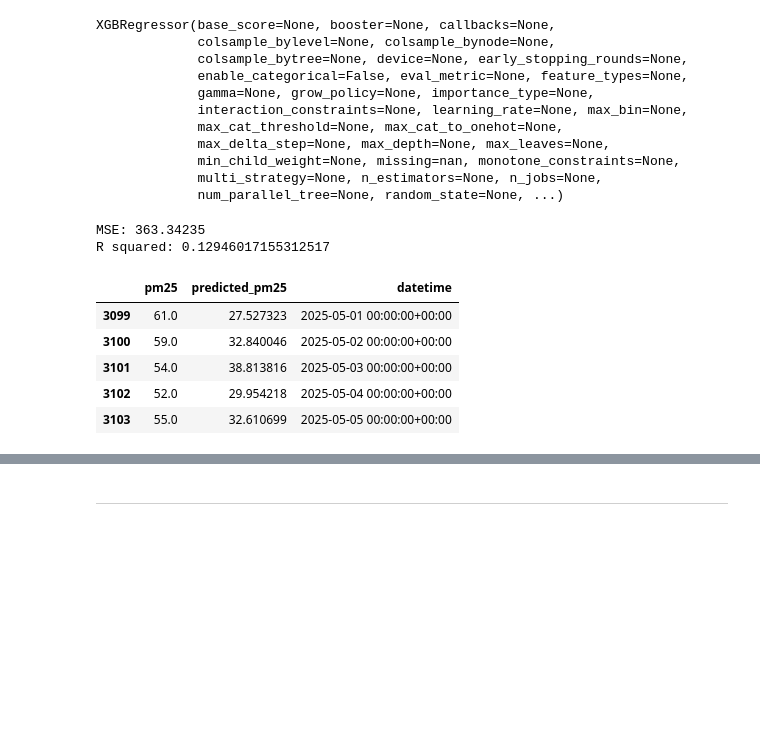
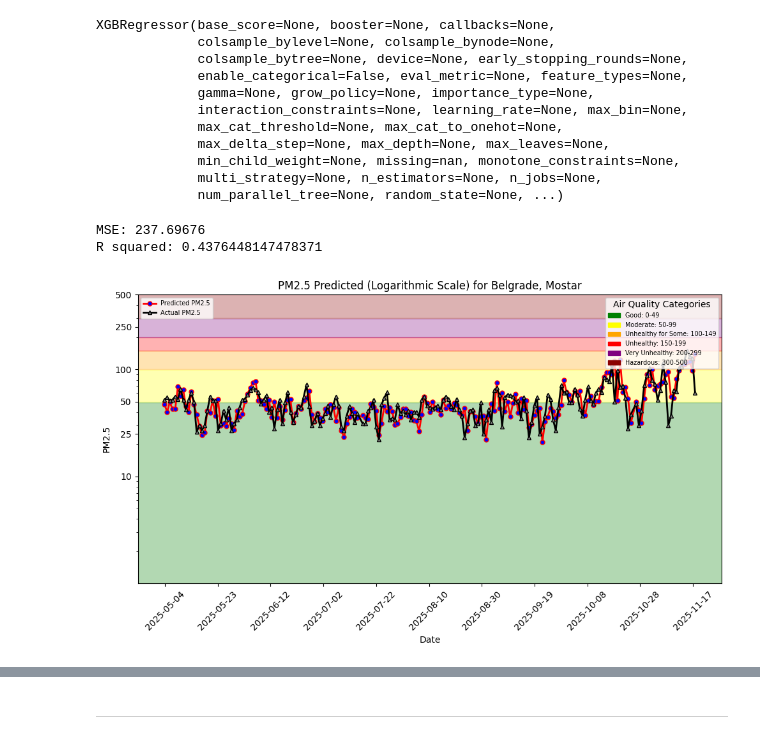
Before and after one commit to comi-cvetkovic/mlfs-book, a Jupyter notebook: notebooks/airquality/3_air_quality_training_pipeline.ipynb, the cells around one changed output, grey strips where cells are left out. Drawn from its saved outputs; the diff is of its cells as text; code cells hidden in the pictures; blank space fills up the shorter version.

```diff
--- a/notebooks/airquality/3_air_quality_training_pipeline.ipynb
+++ b/notebooks/airquality/3_air_quality_training_pipeline.ipynb
@@ -217,30 +249,51 @@ XGBRegressor(base_score=None, booster=None, callbacks=None,
 # Predicting target values on the test set
 y_pred = xgb_regressor.predict(X_test_features)
 
-# Calculating Mean Squared Error (MSE) using sklearn
-mse = mean_squared_error(y_test.iloc[:,0], y_pred)
+# Calculating Mean Squared Error (MSE)
+mse = mean_squared_error(y_test, y_pred)
 print("MSE:", mse)
 
-# Calculating R squared using sklearn
-r2 = r2_score(y_test.iloc[:,0], y_pred)
+# Calculating R²
+r2 = r2_score(y_test, y_pred)
 print("R squared:", r2)
 # %% [output]
-MSE: 363.34235
-R squared: 0.12946017155312517
+MSE: 237.69676
+R squared: 0.4376448147478371
 # %%
-df = y_test
-df['predicted_pm25'] = y_pred
+# --- Build dataframe with required columns ---
+df = pd.DataFrame({
+    "datetime": X_test["datetime"].values,
+    "pm25": y_test.values,              # actual PM2.5
+    "predicted_pm25": y_pred            # model prediction
+})
+
+# Sort chronologically
+df = df.sort_values("datetime")
+
+# Rename datetime → date (required by util.plot_air_quality_forecast)
+df = df.rename(columns={"datetime": "date"})
+
+# --- Ensure model + images directory exist ---
+model_dir = "air_quality_model"
+images_dir = model_dir + "/images"
+
+os.makedirs(images_dir, exist_ok=True)
+
+# Output file path
+file_path = images_dir + "/pm25_hindcast.png"
+
+# --- Create hindcast plot ---
+plt = util.plot_air_quality_forecast(
+    city,
+    street,
+    df,
+    file_path,
+    hindcast=True
+)
+
+plt.show()
+# %% [output]
+[figure, added]
-# %%
-df['datetime'] = X_test['datetime']
-df = df.sort_values(by=['datetime'])
-df.head(5)
-# %% [output]
-|  | pm25 | predicted_pm25 | datetime |
-| 3099 | 61.0 | 27.527323 | 2025-05-01 00:00:00+00:00 |
-| 3100 | 59.0 | 32.840046 | 2025-05-02 00:00:00+00:00 |
-| 3101 | 54.0 | 38.813816 | 2025-05-03 00:00:00+00:00 |
-| 3102 | 52.0 | 29.954218 | 2025-05-04 00:00:00+00:00 |
-| 3103 | 55.0 | 32.610699 | 2025-05-05 00:00:00+00:00 |
 # %%
 # Creating a directory for the model artifacts if it doesn't exist
 model_dir = "air_quality_model"
```
Also changed, not shown: parts of 8 cells of this notebook.
